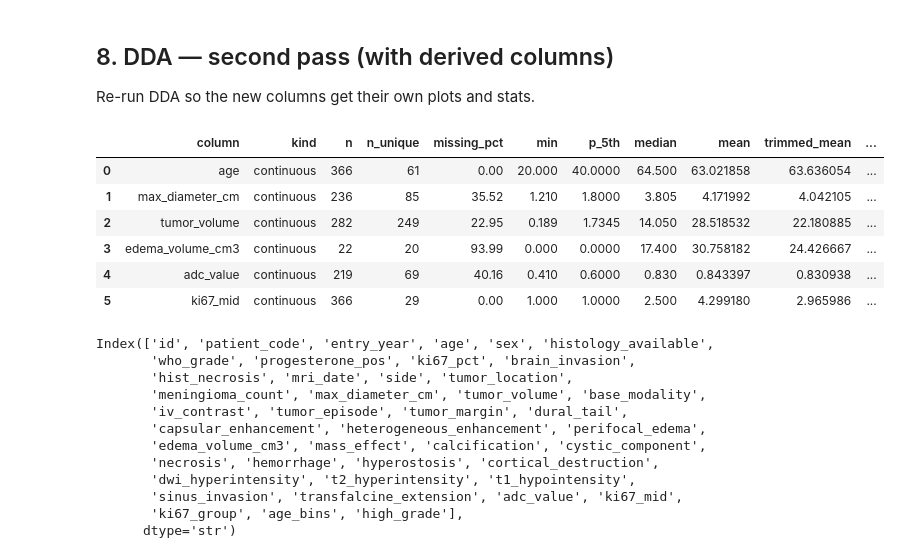
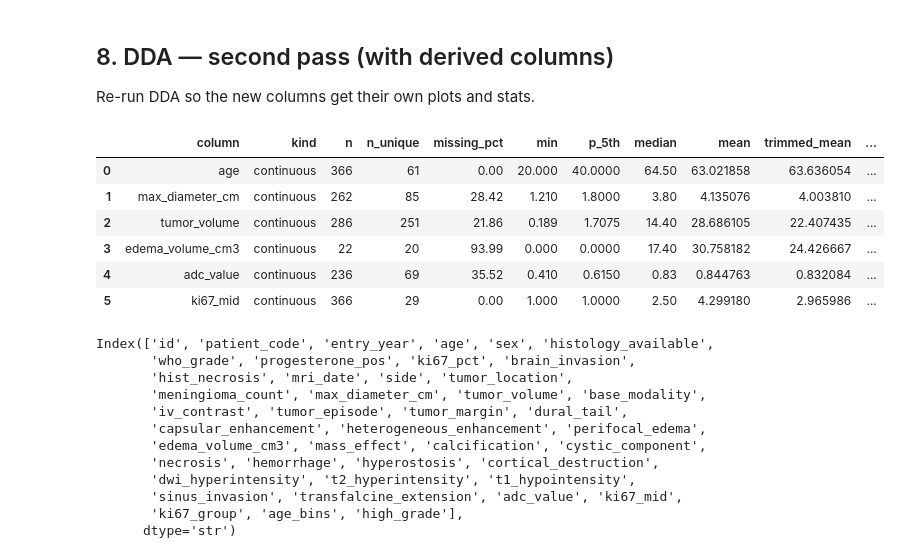
Before and after one commit to DrAndrushka/meningioma-atypier, a Jupyter notebook: heavy_machinery/meningioma.ipynb, the cells around one changed output. Cells and saved outputs as stored; diff of their text form; code cells hidden in the pictures.

```diff
--- a/heavy_machinery/meningioma.ipynb
+++ b/heavy_machinery/meningioma.ipynb
@@ -54,7 +54,7 @@ DDA_SKIP_COLS: list[str] = []      # auto-set to ["year"] when ANALYSIS_YEARS is
 
 Change the path to point at your Excel/CSV file. The rest of the notebook is dataset-agnostic.
 # %%
-DATA_PATH = "Meningiomas PSKUS grants.csv"   # or "yourdata.csv"
+DATA_PATH = "Meningiomas PSKUS grants - Visi pacienti.csv"   # or "yourdata.csv"
 
 if str(DATA_PATH).endswith(".csv"):
     df_raw = pd.read_csv(DATA_PATH)
@@ -110,7 +110,7 @@ COLUMN_RENAME_MAP = {
     "Kontrastēšanās veids, 0 - homogēna\n1 - heterogēna": "heterogeneous_enhancement",
 
     "Perifokāla tūska, 0 - nav\n1 - ir": "perifocal_edema",
-    "Perifokālas tūskas tilpums, cm2": "edema_volume_cm3",
+    "Perifokālas tūskas tilpums, cm3": "edema_volume_cm3",
     "Masas efekts, 0 - nav\n1 - ir": "mass_effect",
 
     "Audzēja kalcifikācija, 0 - nav\n1 - ir": "calcification",
@@ -159,7 +159,6 @@ if ANALYSIS_YEARS is not None:
         f"{len(df_raw)} rows (dropped {n_before - len(df_raw)})"
     )
 else:
-    DDA_SKIP_COLS = []
     years = sorted(pd.to_numeric(df_raw[YEAR_COLUMN], errors="coerce").dropna().astype(int).unique())
     print(f"Cohort: all years {list(years)} — {len(df_raw)} rows")
 # %% [output]
@@ -677,17 +675,17 @@ Index(['id', 'patient_code', 'entry_year', 'age', 'sex', 'histology_available',
 
 Re-run DDA so the new columns get their own plots and stats.
 # %%
-dda_tables = run_dda(df, schema, output_root=OUTPUT_ROOT, skip_cols=DDA_SKIP_COLS)
+dda_tables = run_dda(df, schema, output_root=OUTPUT_ROOT)
 dda_tables['categorical']
 dda_tables['continuous']
 # %% [output]
 |  | column | kind | n | n_unique | missing_pct | min | p_5th | median | mean | trimmed_mean | ... |
-| 0 | age | continuous | 366 | 61 | 0.00 | 20.000 | 40.0000 | 64.500 | 63.021858 | 63.636054 | ... |
-| 1 | max_diameter_cm | continuous | 236 | 85 | 35.52 | 1.210 | 1.8000 | 3.805 | 4.171992 | 4.042105 | ... |
-| 2 | tumor_volume | continuous | 282 | 249 | 22.95 | 0.189 | 1.7345 | 14.050 | 28.518532 | 22.180885 | ... |
-| 3 | edema_volume_cm3 | continuous | 22 | 20 | 93.99 | 0.000 | 0.0000 | 17.400 | 30.758182 | 24.426667 | ... |
-| 4 | adc_value | continuous | 219 | 69 | 40.16 | 0.410 | 0.6000 | 0.830 | 0.843397 | 0.830938 | ... |
-| 5 | ki67_mid | continuous | 366 | 29 | 0.00 | 1.000 | 1.0000 | 2.500 | 4.299180 | 2.965986 | ... |
+| 0 | age | continuous | 366 | 61 | 0.00 | 20.000 | 40.0000 | 64.50 | 63.021858 | 63.636054 | ... |
+| 1 | max_diameter_cm | continuous | 262 | 85 | 28.42 | 1.210 | 1.8000 | 3.80 | 4.135076 | 4.003810 | ... |
+| 2 | tumor_volume | continuous | 286 | 251 | 21.86 | 0.189 | 1.7075 | 14.40 | 28.686105 | 22.407435 | ... |
+| 3 | edema_volume_cm3 | continuous | 22 | 20 | 93.99 | 0.000 | 0.0000 | 17.40 | 30.758182 | 24.426667 | ... |
+| 4 | adc_value | continuous | 236 | 69 | 35.52 | 0.410 | 0.6150 | 0.83 | 0.844763 | 0.832084 | ... |
+| 5 | ki67_mid | continuous | 366 | 29 | 0.00 | 1.000 | 1.0000 | 2.50 | 4.299180 | 2.965986 | ... |
 # %%
 df.columns
 # %% [output]
```
Also changed, not shown: parts of 12 cells of this notebook, 21 other files.
